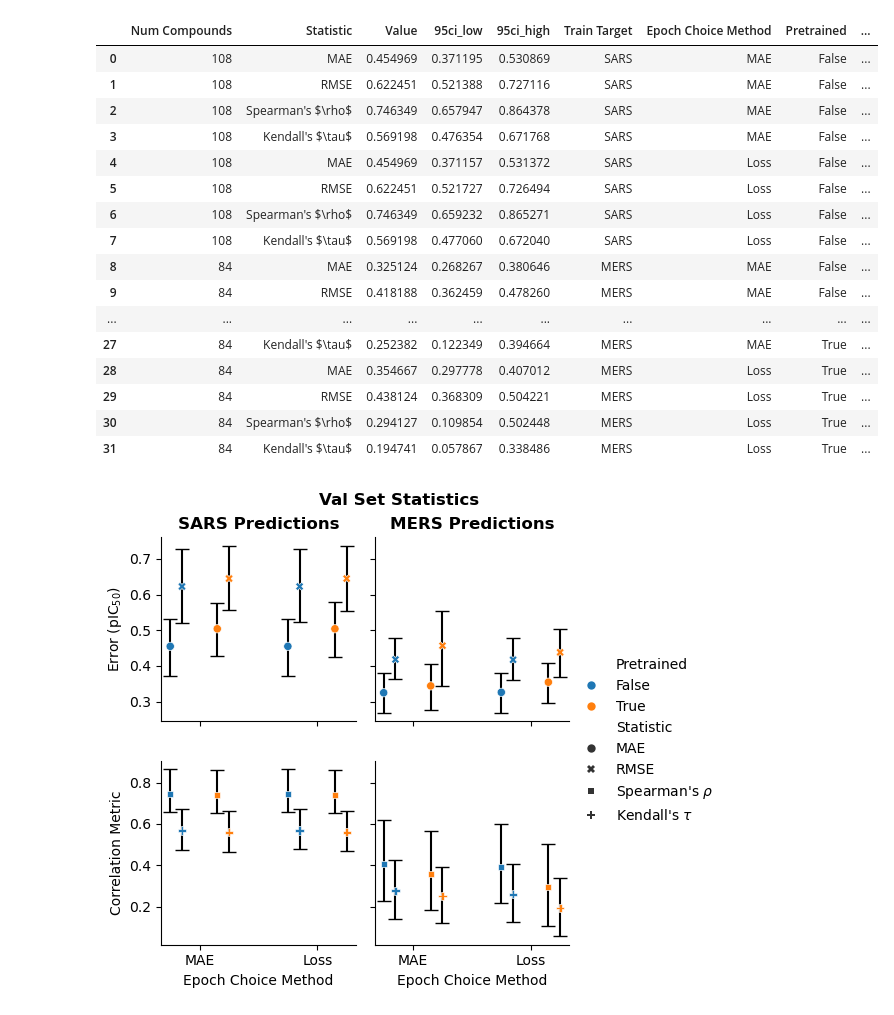
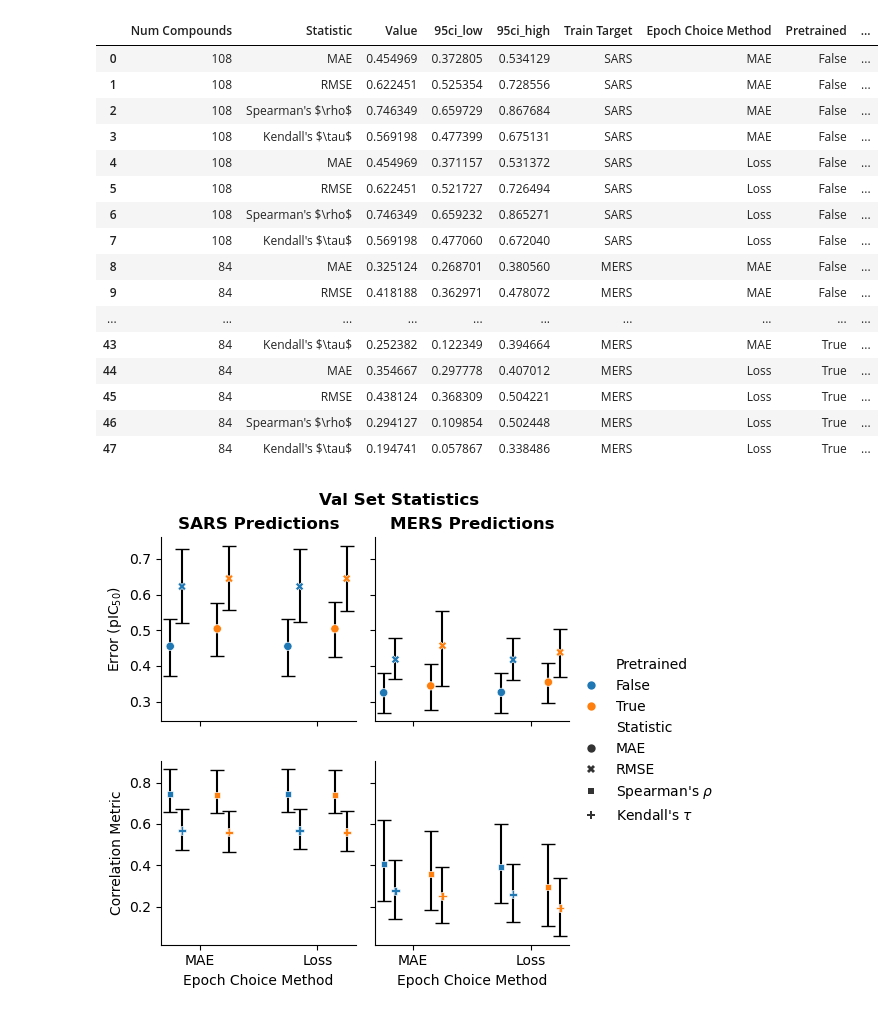
Before and after one commit to kaminow/asap-polaris-challenge-potency-2025, a Jupyter notebook: notebooks/stats_comp_plots.ipynb, the cells around one changed output. Saved outputs shown, nothing was run; the diff lists cells and outputs as text; code cells hidden in the pictures.

```diff
--- a/notebooks/stats_comp_plots.ipynb
+++ b/notebooks/stats_comp_plots.ipynb
@@ -9,31 +9,37 @@ import seaborn as sns
 %matplotlib inline
 # %%
 paths_dict = {
-    ("SARS", "MAE"): "../predictions/sars_stats_best_mae.csv",
-    ("SARS", "Loss"): "../predictions/sars_stats_best_loss.csv",
-    ("MERS", "MAE"): "../predictions/mers_stats_best_mae.csv",
-    ("MERS", "Loss"): "../predictions/mers_stats_best_loss.csv",
+    ("SARS", "MAE", "No Seed"): "../predictions/sars_stats_best_mae.csv",
+    ("SARS", "Loss", "No Seed"): "../predictions/sars_stats_best_loss.csv",
+    ("MERS", "MAE", "No Seed"): "../predictions/mers_stats_best_mae.csv",
+    ("MERS", "Loss", "No Seed"): "../predictions/mers_stats_best_loss.csv",
+    ("SARS", "MAE", "1"): "../predictions/sars_stats_best_mae_seed_1.csv",
+    ("MERS", "MAE", "1"): "../predictions/mers_stats_best_mae_seed_1.csv",
+    ("SARS", "MAE", "2"): "../predictions/sars_stats_best_mae_seed_2.csv",
+    ("MERS", "MAE", "2"): "../predictions/mers_stats_best_mae_seed_2.csv",
 }
 
 full_stats_df = []
-for (target, epoch_choice), stats_fn in paths_dict.items():
+for (target, epoch_choice, seed), stats_fn in paths_dict.items():
     df = pandas.read_csv(stats_fn, index_col=0)
     df["Train Target"] = target
     df["Epoch Choice Method"] = epoch_choice
     df["Pretrained"] = "False"
+    df["Seed"] = seed
     full_stats_df.append(df)
 
 pretrained_paths_dict = {
-    ("SARS", "MAE"): "../predictions/sars_pretrained_stats_best_mae.csv",
-    ("SARS", "Loss"): "../predictions/sars_pretrained_stats_best_loss.csv",
-    ("MERS", "MAE"): "../predictions/mers_pretrained_stats_best_mae.csv",
-    ("MERS", "Loss"): "../predictions/mers_pretrained_stats_best_loss.csv",
+    ("SARS", "MAE", "No Seed"): "../predictions/sars_pretrained_stats_best_mae.csv",
+    ("SARS", "Loss", "No Seed"): "../predictions/sars_pretrained_stats_best_loss.csv",
+    ("MERS", "MAE", "No Seed"): "../predictions/mers_pretrained_stats_best_mae.csv",
+    ("MERS", "Loss", "No Seed"): "../predictions/mers_pretrained_stats_best_loss.csv",
 }
-for (target, epoch_choice), stats_fn in pretrained_paths_dict.items():
+for (target, epoch_choice, seed), stats_fn in pretrained_paths_dict.items():
     df = pandas.read_csv(stats_fn, index_col=0)
     df["Train Target"] = target
     df["Epoch Choice Method"] = epoch_choice
     df["Pretrained"] = "True"
+    df["Seed"] = seed
     full_stats_df.append(df)
 
 full_stats_df = pandas.concat(full_stats_df, axis=0, ignore_index=True)
@@ -44,58 +50,61 @@ full_stats_df["stat_type"] = [
 
 # bar_width = 0.8
 # all_stats = ["MAE", "RMSE", r"Spearman's $\rho$", r"Kendall's $\tau$"]
 # adj_offset = bar_width / len(all_stats) / 2
 # stat_adj_dict = dict(zip(all_stats, [-3, -1, 1, 3]))
 # epoch_choice_pos_dict = {"MAE": 0, "Loss": 1}
 # full_stats_df["x"] = [
 #     epoch_choice_pos_dict[epoch_choice] + stat_adj_dict[stat] * adj_offset
 #     for _, (epoch_choice, stat) in full_stats_df[["Epoch Choice Method", "Statistic"]].iterrows()
 # ]
 
 jitter_adj = 0.05
 all_stats = ["MAE", "RMSE", r"Spearman's $\rho$", r"Kendall's $\tau$"]
 stats_jitter_dict = dict(zip(all_stats, [-1, 1, -1, 1]))
 adj_offset = 0.2
 pretrain_adj_dict = dict(zip(["False", "True"], [-1, 1]))
-train_target_pos_dict = {"SARS": 0, "MERS": 1}
+epoch_choice_pos_dict = {"MAE": 0, "Loss": 1}
 full_stats_df["x"] = [
-    train_target_pos_dict[train_target]
+    epoch_choice_pos_dict[epoch_choice]
     + pretrain_adj_dict[pretrain] * adj_offset
     + stats_jitter_dict[stat] * jitter_adj
-    for _, (train_target, pretrain, stat) in full_stats_df[
-        ["Train Target", "Pretrained", "Statistic"]
+    for _, (epoch_choice, pretrain, stat) in full_stats_df[
+        ["Epoch Choice Method", "Pretrained", "Statistic"]
     ].iterrows()
 ]
 
-bar_width = 0.8
+bar_width = 0.2
 all_stats = ["MAE", "RMSE", r"Spearman's $\rho$", r"Kendall's $\tau$"]
-adj_offset = bar_width / 4
 stat_adj_dict = dict(zip(all_stats, [-1, 1, -1, 1]))
-train_target_pos_dict = {"SARS": 0, "MERS": 1}
+seed_adj_dict = dict(zip(["No Seed", "1", "2"], [1, 2, 3]))
+train_target_pos_dict = {"SARS": 0, "MERS": 2}
 full_stats_df["single_x"] = [
-    train_target_pos_dict[train_target] + stat_adj_dict[stat] * adj_offset
-    for _, (train_target, stat) in full_stats_df[["Train Target", "Statistic"]].iterrows()
+    train_target_pos_dict[train_target]
+    + stat_adj_dict[stat] * adj_offset * seed_adj_dict[seed]
+    for _, (train_target, stat, seed) in full_stats_df[
+        ["Train Target", "Statistic", "Seed"]
+    ].iterrows()
 ]
 
 full_stats_df
 # %% [output]
 |  | Num Compounds | Statistic | Value | 95ci_low | 95ci_high | Train Target | Epoch Choice Method | Pretrained | ... |
-| 0 | 108 | MAE | 0.454969 | 0.371195 | 0.530869 | SARS | MAE | False | ... |
-| 1 | 108 | RMSE | 0.622451 | 0.521388 | 0.727116 | SARS | MAE | False | ... |
-| 2 | 108 | Spearman's $\rho$ | 0.746349 | 0.657947 | 0.864378 | SARS | MAE | False | ... |
-| 3 | 108 | Kendall's $\tau$ | 0.569198 | 0.476354 | 0.671768 | SARS | MAE | False | ... |
+| 0 | 108 | MAE | 0.454969 | 0.372805 | 0.534129 | SARS | MAE | False | ... |
+| 1 | 108 | RMSE | 0.622451 | 0.525354 | 0.728556 | SARS | MAE | False | ... |
+| 2 | 108 | Spearman's $\rho$ | 0.746349 | 0.659729 | 0.867684 | SARS | MAE | False | ... |
+| 3 | 108 | Kendall's $\tau$ | 0.569198 | 0.477399 | 0.675131 | SARS | MAE | False | ... |
 | 4 | 108 | MAE | 0.454969 | 0.371157 | 0.531372 | SARS | Loss | False | ... |
 | 5 | 108 | RMSE | 0.622451 | 0.521727 | 0.726494 | SARS | Loss | False | ... |
 | 6 | 108 | Spearman's $\rho$ | 0.746349 | 0.659232 | 0.865271 | SARS | Loss | False | ... |
 | 7 | 108 | Kendall's $\tau$ | 0.569198 | 0.477060 | 0.672040 | SARS | Loss | False | ... |
-| 8 | 84 | MAE | 0.325124 | 0.268267 | 0.380646 | MERS | MAE | False | ... |
-| 9 | 84 | RMSE | 0.418188 | 0.362459 | 0.478260 | MERS | MAE | False | ... |
+| 8 | 84 | MAE | 0.325124 | 0.268701 | 0.380560 | MERS | MAE | False | ... |
+| 9 | 84 | RMSE | 0.418188 | 0.362971 | 0.478072 | MERS | MAE | False | ... |
 | ... | ... | ... | ... | ... | ... | ... | ... | ... | ... |
-| 27 | 84 | Kendall's $\tau$ | 0.252382 | 0.122349 | 0.394664 | MERS | MAE | True | ... |
-| 28 | 84 | MAE | 0.354667 | 0.297778 | 0.407012 | MERS | Loss | True | ... |
-| 29 | 84 | RMSE | 0.438124 | 0.368309 | 0.504221 | MERS | Loss | True | ... |
-| 30 | 84 | Spearman's $\rho$ | 0.294127 | 0.109854 | 0.502448 | MERS | Loss | True | ... |
-| 31 | 84 | Kendall's $\tau$ | 0.194741 | 0.057867 | 0.338486 | MERS | Loss | True | ... |
+| 43 | 84 | Kendall's $\tau$ | 0.252382 | 0.122349 | 0.394664 | MERS | MAE | True | ... |
+| 44 | 84 | MAE | 0.354667 | 0.297778 | 0.407012 | MERS | Loss | True | ... |
+| 45 | 84 | RMSE | 0.438124 | 0.368309 | 0.504221 | MERS | Loss | True | ... |
+| 46 | 84 | Spearman's $\rho$ | 0.294127 | 0.109854 | 0.502448 | MERS | Loss | True | ... |
+| 47 | 84 | Kendall's $\tau$ | 0.194741 | 0.057867 | 0.338486 | MERS | Loss | True | ... |
 # %%
 fg = sns.relplot(
     full_stats_df,
```
Also changed, not shown: parts of 1 cell of this notebook, 3 other files.
